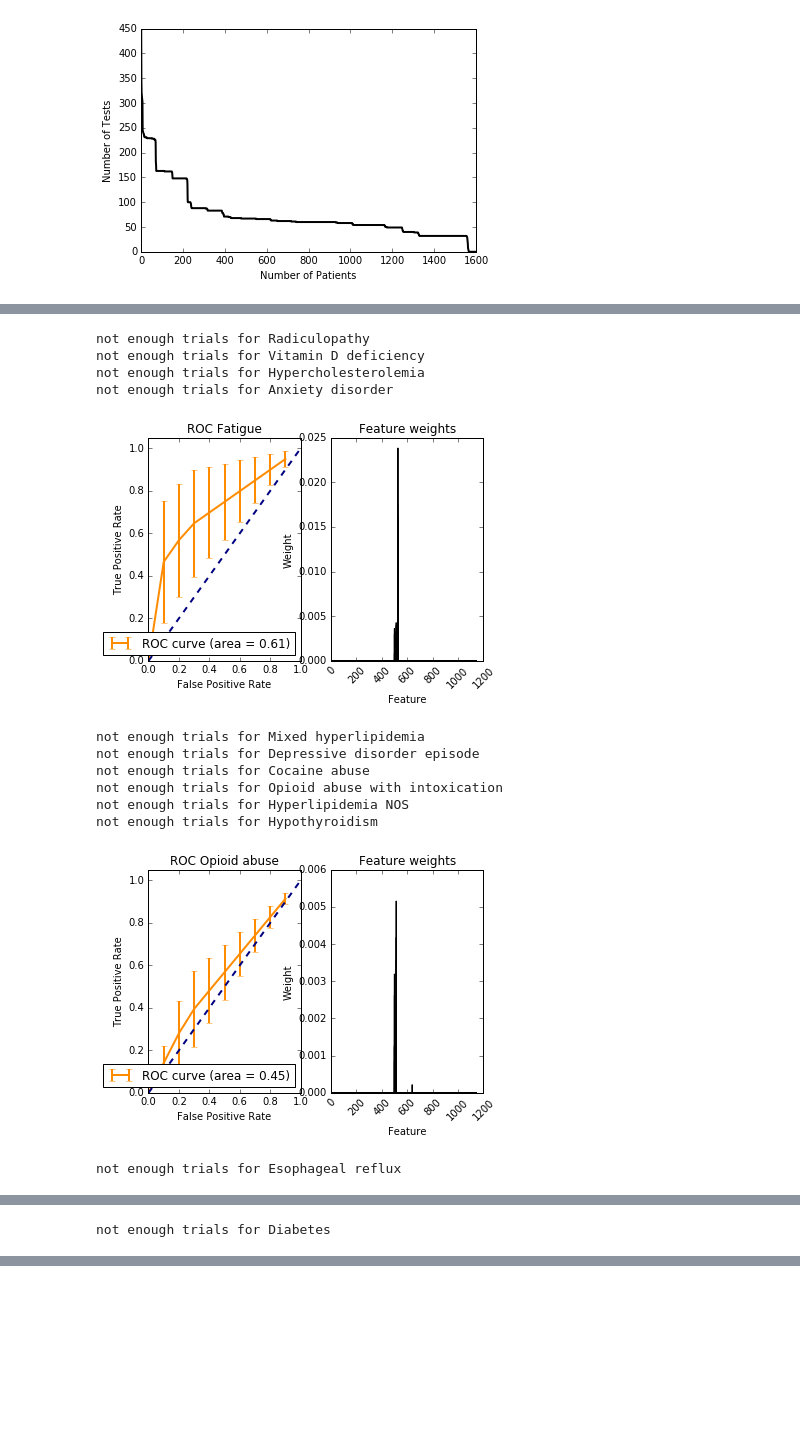
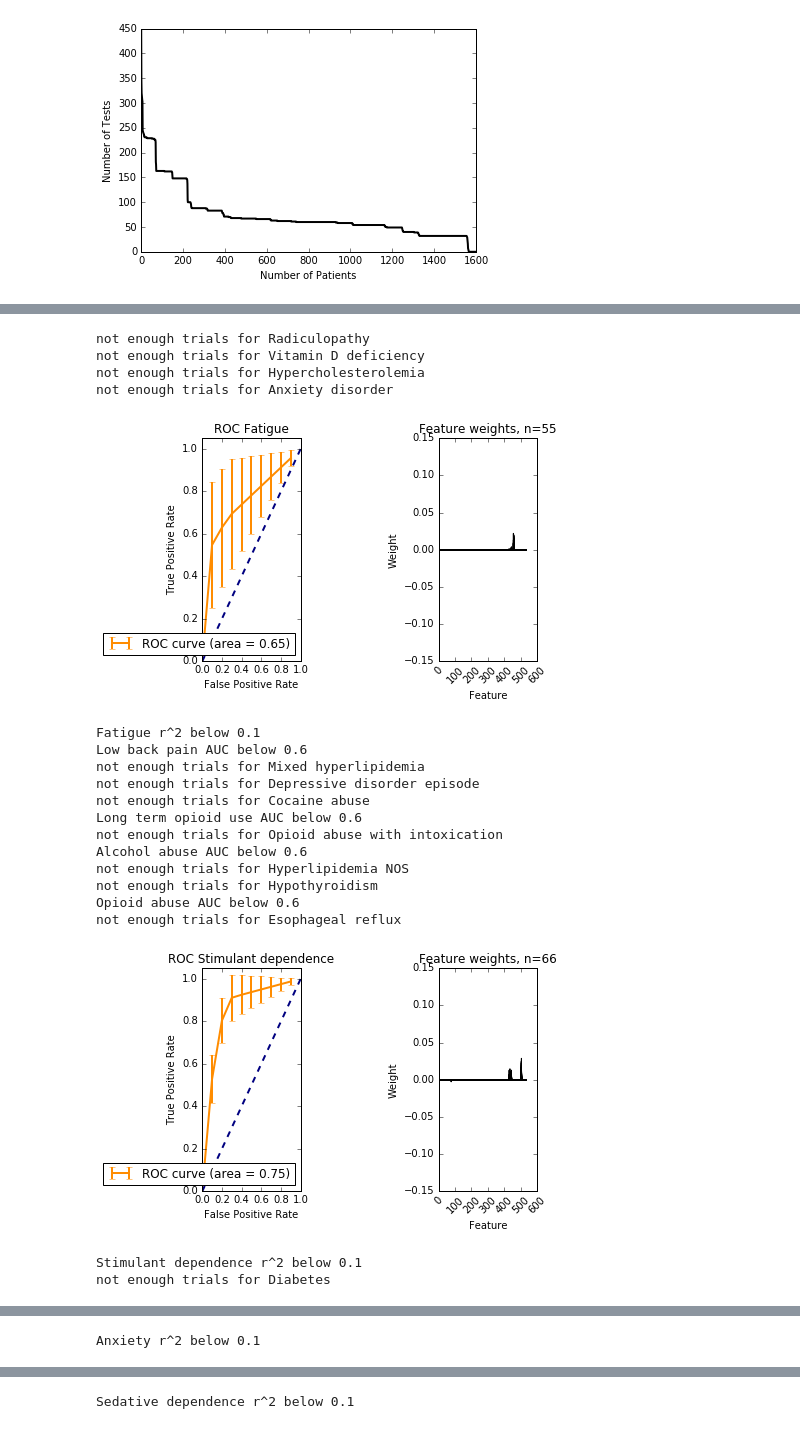
Before and after one commit to mattmacellaio/Insight-code, a Jupyter notebook: load_selectdata-lasso.ipynb, the cells around one changed output, grey strips where cells are left out. Cells and saved outputs as stored; diff of their text form; code cells hidden in the pictures; blank space fills up the shorter version.

```diff
--- a/load_selectdata-lasso.ipynb
+++ b/load_selectdata-lasso.ipynb
@@ -97,9 +107,9 @@ for row in alldata:
 # %%
 #looking at diagnosis codes
+diagThreshold=50
 
 commonCodes=[]
-commonCodeinds=np.where(sum(diagCodes)>50)[0]
+commonCodeinds=np.where(sum(diagCodes)>diagThreshold)[0]
 commonCodeinds_sorted=sorted(range(len(commonCodeinds)), key=sum(diagCodes)[commonCodeinds].__getitem__)
 for i in commonCodeinds_sorted:
     commonCodes.append(colVals[commonCodeinds[i]])
-print commonCodes
@@ -297,17 +264,5 @@ plt.savefig("onehot.png", format="png")
 # %%
 # lasso
-# from sklearn.preprocessing import StandardScaler
-from sklearn import linear_model, svm
-from sklearn.linear_model import Lasso
-from sklearn.model_selection import LeavePOut, StratifiedShuffleSplit
-from sklearn.metrics import roc_curve, auc, r2_score, accuracy_score
-
-#classify: in diagnosis group or not
-groupNum=5
-groupCodeInds=np.where([i==groupNum for i in diagGroups])[0]
-[diagDict['Diagnosis'][i] for i in groupCodeInds]
-#in group or not
-codeInds=[diagDict['CodeColumn'][i] for i in groupCodeInds]
 
 #separate only patients in a specific group
 # groupPts=np.where(sepPts)[0]
@@ -332,22 +287,23 @@ for sortedInd in range(len(commonCodeinds_sorted)):
     X=testResultData
     Y=catPtDiagUse
 
-#     ss = StratifiedShuffleSplit(n_splits=5, test_size=0.25,random_state=0)
     trainfrac=8
     diagInds=np.where(catPtDiagUse==1)[0]
-    if len(diagInds)<50:
+    if len(diagInds)<diagThreshold:
         print('not enough trials for '+diagDict['Diagnosis'][sortedInd])
         continue
     numReps=100
+    #manually choosing training/testing samples because StratifiedShuffleSplit doesn't balance correctly
     for rep in range(numReps):
         nSampsD=len(diagInds)
         nondiagInds=np.where(catPtDiagUse==0)[0]
         nSampsND=len(nondiagInds)
-        randsampsD=np.random.choice(range(0,nSampsD),nSampsND)
+        randsampsD=np.random.choice(range(0,nSampsD),nSampsD)
+        randsampsD_OS=np.random.choice(range(0,nSampsD*trainfrac//10),nSampsND)
         randsampsND=random.sample(range(0,nSampsND),nSampsND)
         #to balance, use nSampsD (number of samples with diagnosis) for selecting non-diagnosed pts too
-        trainsamps=np.concatenate(([randsampsD[n] for n in range(0,nSampsND*trainfrac//10)],[randsampsND[n] for n in range(0,nSampsND*trainfrac//10)]),axis=0)
-        testsamps=np.concatenate(([randsampsD[n] for n in range(nSampsND*trainfrac//10,nSampsND)],[randsampsND[n] for n in range(nSampsND*trainfrac//10,nSampsND)]),axis=0)
+        trainsamps=np.concatenate(([randsampsD_OS[n] for n in range(0,nSampsND*trainfrac//10)],[randsampsND[n] for n in range(0,nSampsND*trainfrac//10)]),axis=0)
+        testsamps=np.concatenate(([randsampsD_OS[n] for n in range(nSampsND*trainfrac//10,nSampsND)],[randsampsND[n] for n in range(nSampsND*trainfrac//10,nSampsND)]),axis=0)
 
         X_train, X_test = X[trainsamps], X[testsamps]
         Y_train, Y_test = Y[trainsamps], Y[testsamps]
@@ -364,68 +320,72 @@ for sortedInd in range(len(commonCodeinds_sorted)):
 
         codeTest.append(codeInd)
         r2_score_lasso.append(r2_score(Y_test, Y_preds))
-#         acc.append(metrics.accuracy_score(Y_test, Y_preds))
         coefs[-1].extend(reg.coef_)
 
     m=max(roc_auc[-numReps:])
     ind=(roc_auc[-numReps:].index(m))
-    if roc_auc[-numReps:][ind]>0.7:
+    #only plot if the maximum AUC observed is >0.6
+    if np.mean(roc_auc[-numReps:])>0.6:
         fig=plt.figure()
-        cax=plt.subplot(1,2,1)
+        cax=plt.subplot(1,3,1)
         plt.errorbar(np.mean(falsepos[-numReps:],axis=0), np.mean(truepos[-numReps:],axis=0),np.std(truepos[-numReps:],axis=0),
                      color='darkorange',lw=2,label='ROC curve (area = %0.2f)' % np.mean(roc_auc[-numReps:]))
         plt.plot([0, 1], [0, 1], color='navy', lw=2, linestyle='--')
         plt.xlim([0.0, 1.0])
         plt.ylim([0.0, 1.05])
         xlo=plt.xlabel('False Positive Rate')
         ylo=plt.ylabel('True Positive Rate')
         titleobj=plt.title('ROC '+diagDict['Diagnosis'][sortedInd])
         plt.legend(loc="lower right")
-#         plt.setp(titleobj,color='w')
-#         plt.setp(xlo,color='w')
-#         plt.setp(ylo,color='w')
-#         axes_obj = plt.getp(cax,'axes')                        #get the axes' property handler
-#         plt.setp(plt.getp(axes_obj, 'yticklabels'), color='w') #set yticklabels color
-#         plt.setp(plt.getp(axes_obj, 'xticklabels'), color='w') #set xticklabels color
         coefs[-1]=np.reshape(np.asarray(coefs[-1]),(numReps,len(coefs[-1])/numReps))
-        cax=plt.subplot(1,2,2)
+        cax=plt.subplot(1,3,3)
 #         plt.plot(np.mean(coefs[-1],axis=0))
         for i in coefs[-1]:
             plt.plot(i,color='black')
         xlo=plt.xlabel('Feature')
         ylo=plt.ylabel('Weight')
-        titleobj=plt.title('Feature weights')
+        plt.ylim([-0.15, 0.15])
+
+        titleobj=plt.title('Feature weights, n='+str(nSampsD))
         for tick in cax.get_xticklabels():
             tick.set_rotation(45)
 
-#         plt.setp(titleobj,color='w')
-#         plt.setp(xlo,color='w')
-#         plt.setp(ylo,color='w')
-#         axes_obj = plt.getp(cax,'axes')                        #get the axes' property handler
-#         plt.setp(plt.getp(axes_obj, 'yticklabels'), color='w') #set yticklabels color
-#         plt.setp(plt.getp(axes_obj, 'xticklabels'), color='w') #set xticklabels color
         fig.savefig(diagDict['Diagnosis'][sortedInd]+'ROC_'+str(ptThreshold)+'ptmin_oversampled.eps', format='eps')
         plt.show()
 
+        #sorted indices of regression coefficients
         reginds_sorted=sorted(range(len(np.mean(coefs[-1],axis=0))), key=np.abs(np.mean(coefs[-1],axis=0)).__getitem__,reverse=True)
-        predCompsWeights.append([np.mean(coefs[-1],axis=0)[i] for i in reginds_sorted[0:4]])
-        predComps.append([diagDict['Diagnosis'][sortedInd],[testResultLabels[i] for i in reginds_sorted[0:4]]])
+
+        #save weights and titles of components that provide predictive power
+        predCompsWeights.append([np.mean(coefs[-1],axis=0)[i] for i in reginds_sorted])
+        predComps.append([diagDict['Diagnosis'][sortedInd],[testResultLabels[i] for i in reginds_sorted]])
         if r2_score_lasso[-1]>0.1:
             print diagDict['Diagnosis'][sortedInd]
-#             print(reg)
             print("r^2 on test data : %f" % r2_score_lasso[-1])
+#         else:
+#             print(diagDict['Diagnosis'][sortedInd]+' r^2 below 0.1')
+
         coefs[-1]=list(coefs[-1])
+    else:
+        print(diagDict['Diagnosis'][sortedInd]+' AUC below 0.6')
 # %% [output]
 not enough trials for Radiculopathy
 not enough trials for Vitamin D deficiency
 not enough trials for Hypercholesterolemia
 not enough trials for Anxiety disorder
-[figure, old version]
+[figure, new version]
+Fatigue r^2 below 0.1
+Low back pain AUC below 0.6
 not enough trials for Mixed hyperlipidemia
 not enough trials for Depressive disorder episode
 not enough trials for Cocaine abuse
+Long term opioid use AUC below 0.6
 not enough trials for Opioid abuse with intoxication
+Alcohol abuse AUC below 0.6
 not enough trials for Hyperlipidemia NOS
 not enough trials for Hypothyroidism
+Opioid abuse AUC below 0.6
+not enough trials for Esophageal reflux
-[figure, old version]
+[figure, new version]
-not enough trials for Esophageal reflux
+Stimulant dependence r^2 below 0.1
+not enough trials for Diabetes
@@ -433 +393 @@ not enough trials for Esophageal reflux
-not enough trials for Diabetes
+Anxiety r^2 below 0.1
@@ -438,0 +399 @@ not enough trials for Trichomoniasis
+Sedative dependence r^2 below 0.1
```
Also changed, not shown: parts of 23 cells of this notebook, 1 other file.
